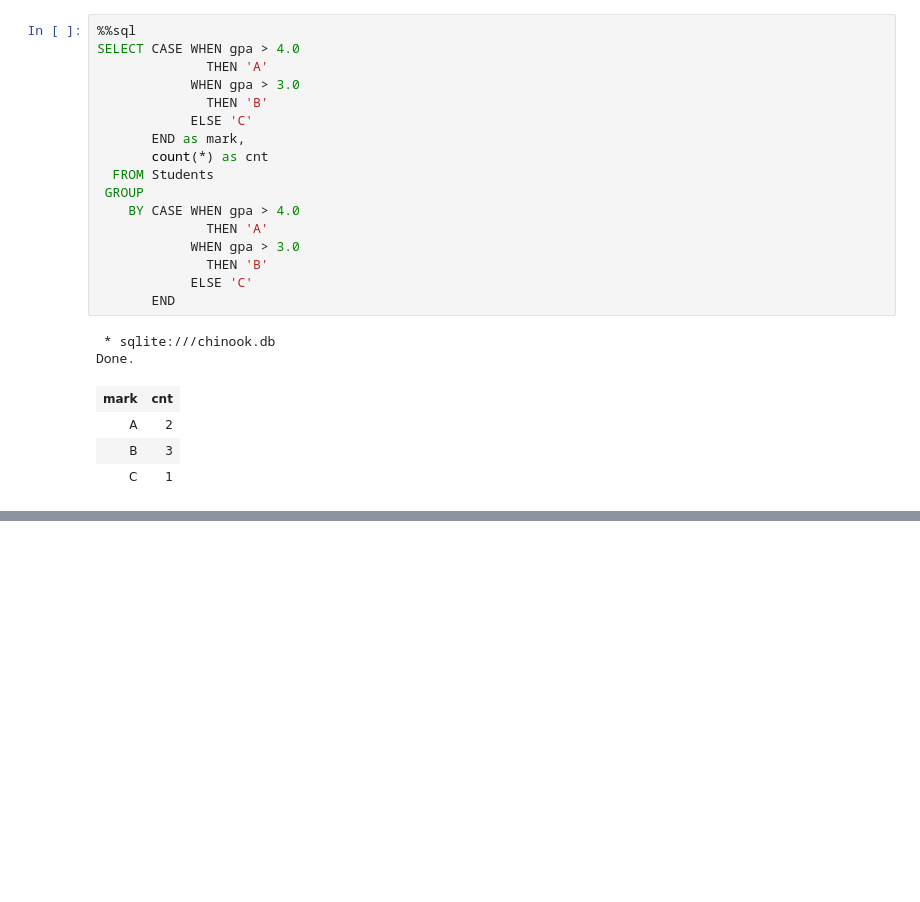
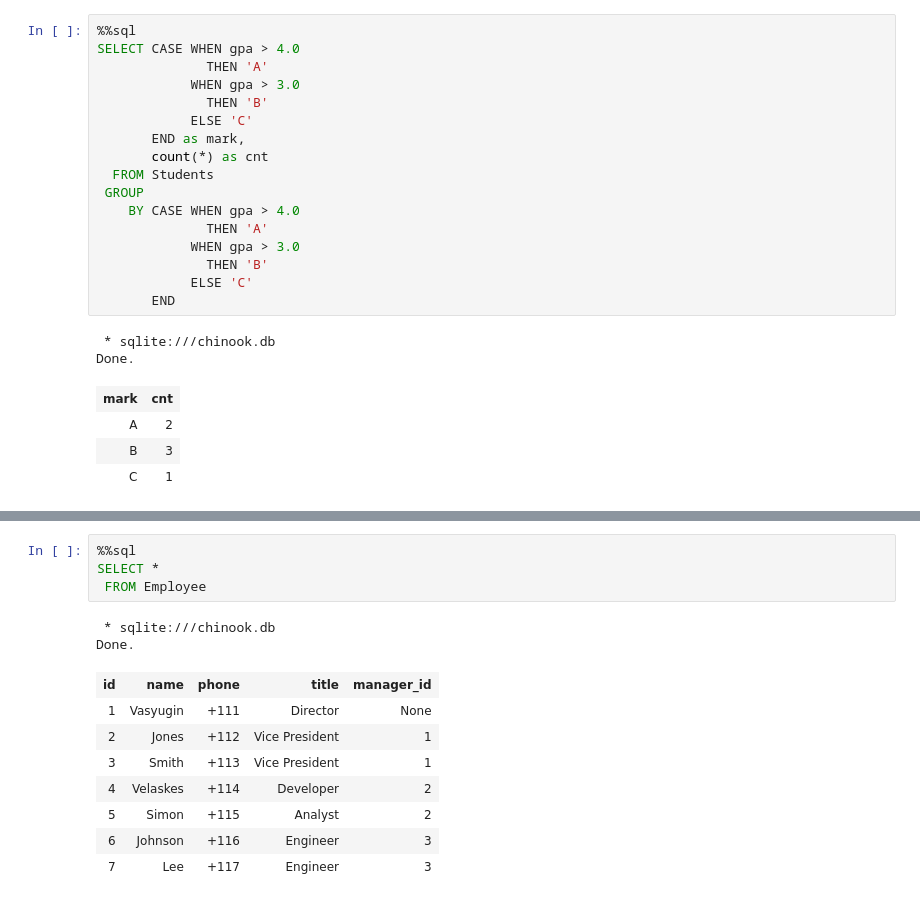
Before and after one commit to nikb-de/Databases_Autumn_2020, a Jupyter notebook: Week2/Practice 2.ipynb, the cells around one changed output, grey strips where cells are left out. Cells and saved outputs as stored; diff of their text form; blank space fills up the shorter version.

```diff
--- a/Week2/Practice 2.ipynb
+++ b/Week2/Practice 2.ipynb
@@ -660,0 +863,15 @@ Done.
+# %%
+%%sql
+SELECT *
+ FROM Employee
+# %% [output]
+ * sqlite:///chinook.db
+Done.
+| id | name | phone | title | manager_id |
+| 1 | Vasyugin | +111 | Director | None |
+| 2 | Jones | +112 | Vice President | 1 |
+| 3 | Smith | +113 | Vice President | 1 |
+| 4 | Velaskes | +114 | Developer | 2 |
+| 5 | Simon | +115 | Analyst | 2 |
+| 6 | Johnson | +116 | Engineer | 3 |
+| 7 | Lee | +117 | Engineer | 3 |
```
Also changed, not shown: parts of 20 cells of this notebook, 4 other files.
